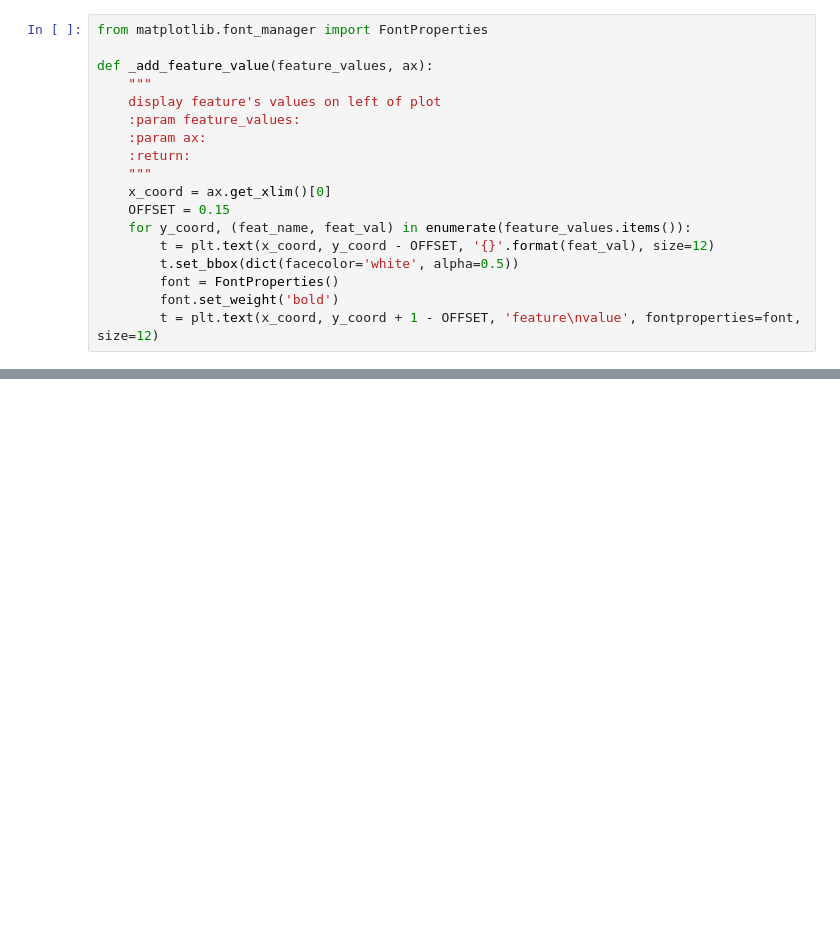
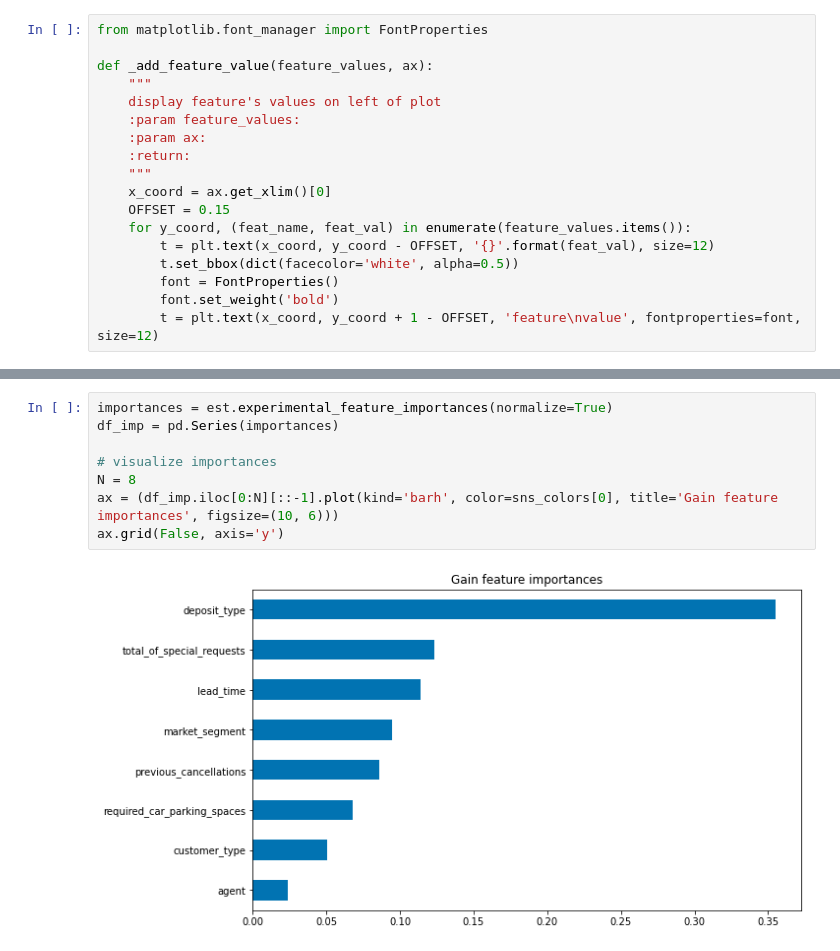
Before and after one commit to saidPolancoUPV/MachineLearningTensorFlow, a Jupyter notebook: Ch05/s1_introduction.ipynb, the cells around one changed output, grey strips where cells are left out. Drawn from its saved outputs; the diff is of its cells as text; blank space fills up the shorter version.

```diff
--- a/Ch05/s1_introduction.ipynb
+++ b/Ch05/s1_introduction.ipynb
@@ -278,0 +376,10 @@ def _add_feature_value(feature_values, ax):
+# %%
+importances = est.experimental_feature_importances(normalize=True)
+df_imp = pd.Series(importances)
+
+# visualize importances
+N = 8
+ax = (df_imp.iloc[0:N][::-1].plot(kind='barh', color=sns_colors[0], title='Gain feature importances', figsize=(10, 6)))
+ax.grid(False, axis='y')
+# %% [output]
+[figure, added]
```
Also changed, not shown: parts of 15 cells of this notebook, 6 other files.
